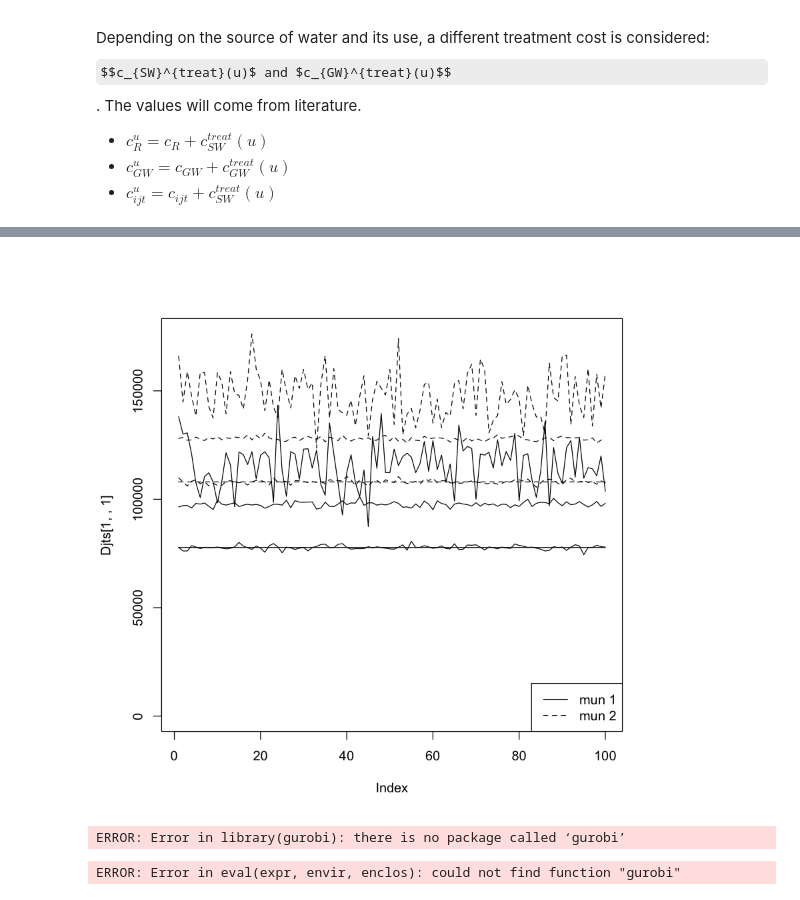
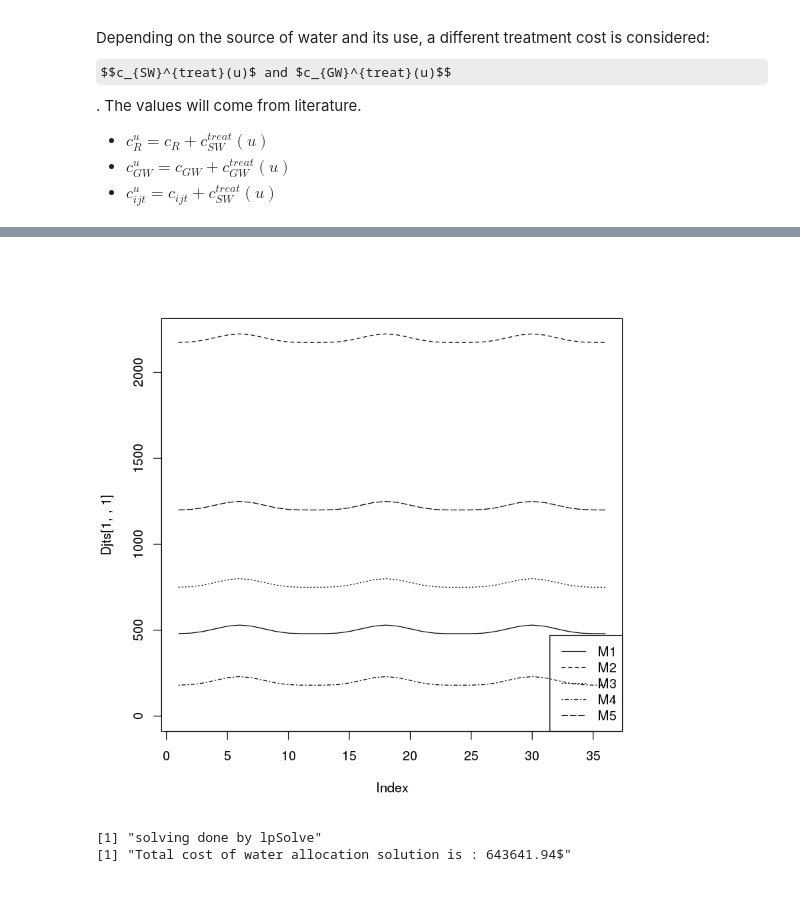
Before and after one commit to LaurelineJ/WaterManagementOptimisation, a Jupyter notebook: example.ipynb, the cells around one changed output, grey strips where cells are left out. Saved outputs shown, nothing was run; the diff lists cells and outputs as text; code cells hidden in the pictures; some formulas as TeX source.

Commit message:
small update to use lpsolve or gurobi

```diff
--- a/example.ipynb
+++ b/example.ipynb
@@ -61,5 +64,5 @@ Depending on the source of water and its use, a different treatment cost is cons
 # %%
-source("input.R")
+source("input_fivecounties.R")
 # %% [output]
-[figure, old version]
+[figure, new version]
 # %%
@@ -67,16 +70,6 @@ source("generate_matrix.R")
-# %%
-#################################################################################################################
-### OPTIMIZATION
-model            <- list()
-model$A          <- A
-model$obj        <- Obj
-model$modelsense <- "min"
-model$rhs        <- rhs
-model$sense      <- sense
-
-### SOLVING
-library(gurobi)
-result <- gurobi(model)
-# %% [output]
-ERROR: Error in library(gurobi): there is no package called ‘gurobi’
-ERROR: Error in eval(expr, envir, enclos): could not find function "gurobi"
+# %%
+solver <- "lpsolve"
+source("solving.R")
+# %% [output]
+[1] "solving done by lpSolve"
+[1] "Total cost of water allocation solution is : 643641.94$"
```
Also changed, not shown: parts of 3 cells of this notebook, 2 other files.
